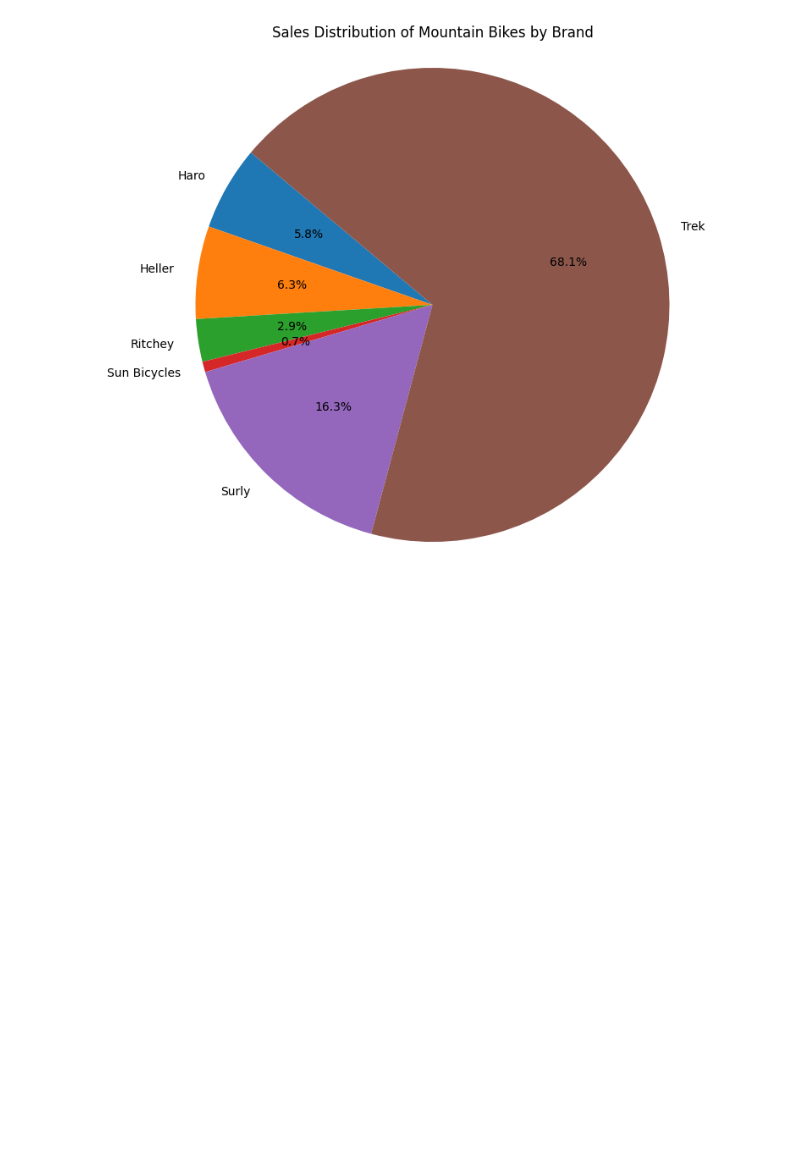
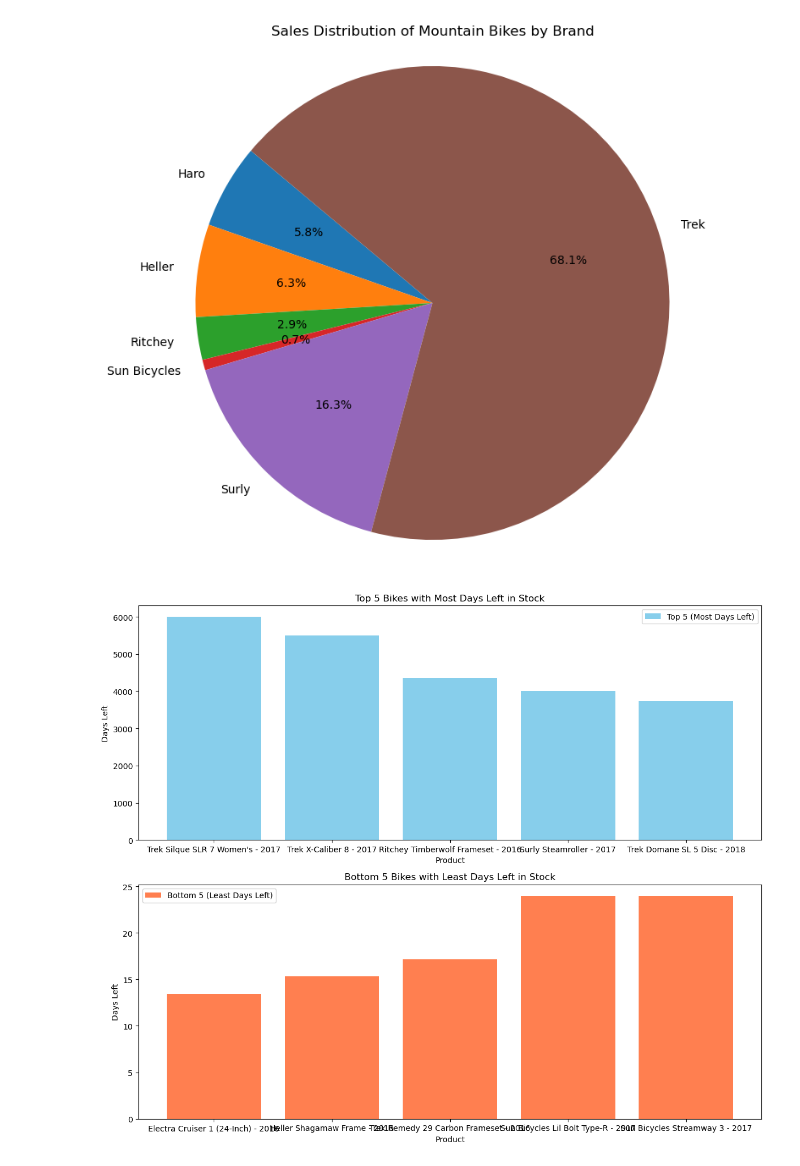
Before and after one commit to Thaddeusleewj/DENG_CA2, a Jupyter notebook: Insights.ipynb, the cells around one changed output. Cells and saved outputs as stored; diff of their text form; code cells hidden in the pictures; blank space fills up the shorter version.

Commit message:
Experimenting with data and added all the Datawarehouse data

```diff
--- a/Insights.ipynb
+++ b/Insights.ipynb
@@ -7,6 +7,7 @@ import seaborn as sns
 # Define and load all datasets
 query1_data = pd.read_excel('./Datasets/Query_1_Results.xlsx')
 query2_data = pd.read_excel('./Datasets/Query_2_Results.xlsx')
+query3_data = pd.read_excel('./Datasets/Query_3_Results.xlsx')
 query5_data = pd.read_excel('./Datasets/Query_5_Results.xlsx')
 # %%
 # Filtering the data for Mountain Bikes
@@ -29,3 +30,43 @@ plt.axis('equal')
 plt.show()
 # %% [output]
 [figure]
+# %%
+# Calculate days left based on average bi-monthly sales and current stock
+query3_data["Days Left"] = (query3_data["stock_quantity"] / query3_data["Average Bikes Sold per Month"]) * 60
+
+mask = query3_data["Days Left"] > 0
+
+data_masked = query3_data[mask]
+
+# Select relevant columns and sort by days left
+data_filtered = data_masked[["product_name", "Days Left"]].sort_values(by="Days Left", ascending=False)
+
+
+# Select top 5 products with highest days left
+top_5_products = data_filtered.nlargest(5, "Days Left")
+
+# Select bottom 5 products with lowest days left
+low_5_products = data_filtered.nsmallest(5, "Days Left")
+
+# Create a combined bar chart
+fig, axs = plt.subplots(2, figsize=(12, 10))
+
+# Plot top 5 products
+axs[0].bar(top_5_products["product_name"], top_5_products["Days Left"], color='skyblue', label='Top 5 (Most Days Left)')
+axs[0].set_xlabel("Product")
+axs[0].set_ylabel("Days Left")
+axs[0].set_title("Top 5 Bikes with Most Days Left in Stock")
+axs[0].legend()
+
+# Plot bottom 5 products
+axs[1].bar(low_5_products["product_name"], low_5_products["Days Left"], color='coral', label='Bottom 5 (Least Days Left)')
+axs[1].set_xlabel("Product")
+axs[1].set_ylabel("Days Left")
+axs[1].set_title("Bottom 5 Bikes with Least Days Left in Stock")
+axs[1].legend()
+
+# Adjust spacing and layout
+plt.tight_layout()
+plt.show()
+# %% [output]
+[figure, added]
```
Also changed, not shown: parts of 1 cell of this notebook, 7 other files.
